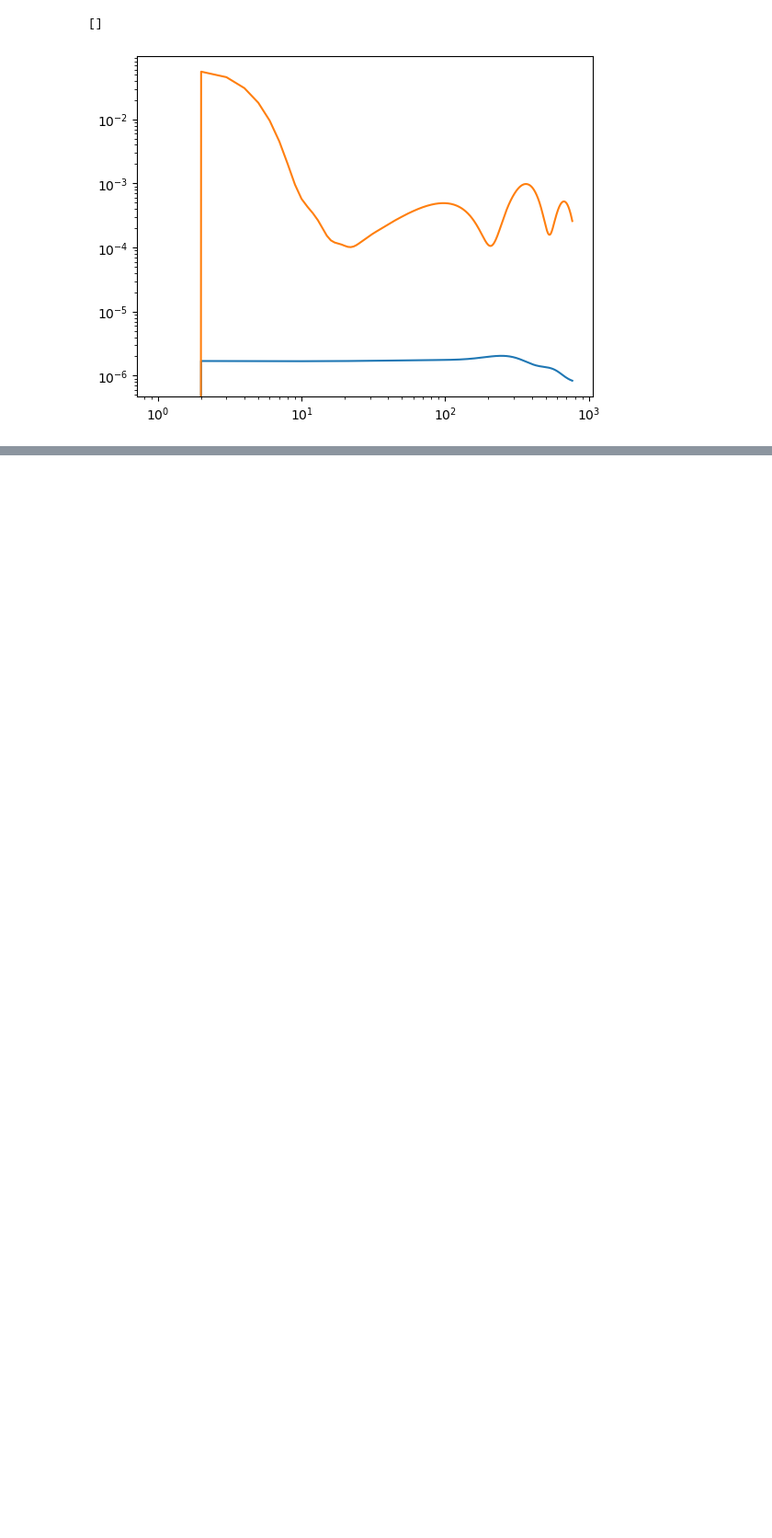
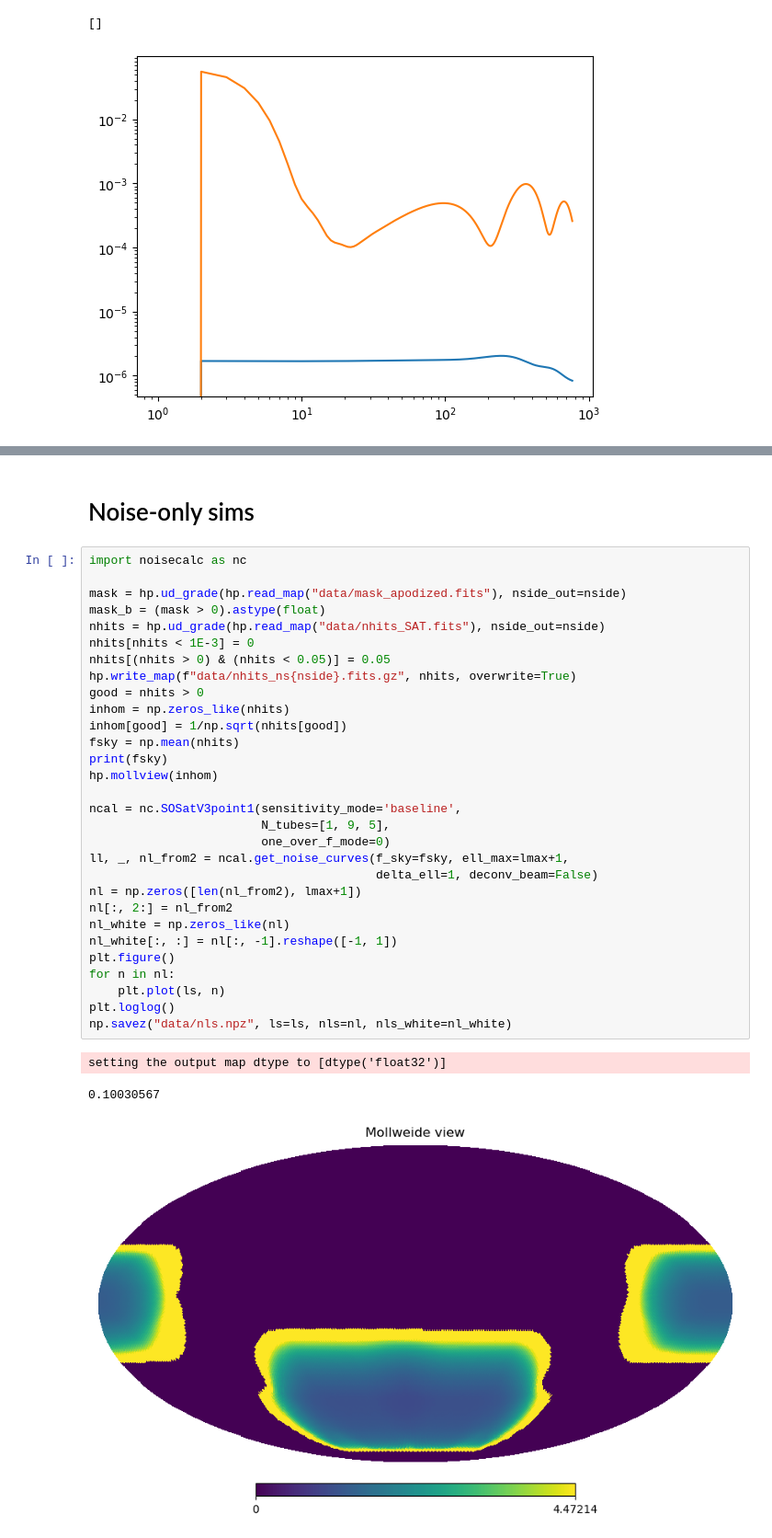
Before and after one commit to simonsobs/Curlicast, a Jupyter notebook: covariance_validation/Simulator.ipynb, the cells around one changed output, grey strips where cells are left out. Shown at 92% size. Cells and saved outputs as stored; diff of their text form; blank space fills up the shorter version.

Commit message:
noise covariance validation

```diff
--- a/covariance_validation/Simulator.ipynb
+++ b/covariance_validation/Simulator.ipynb
@@ -112,0 +71,36 @@ plt.loglog()
+# %% [markdown]
+# Noise-only sims
+# %%
+import noisecalc as nc
+
+mask = hp.ud_grade(hp.read_map("data/mask_apodized.fits"), nside_out=nside)
+mask_b = (mask > 0).astype(float)
+nhits = hp.ud_grade(hp.read_map("data/nhits_SAT.fits"), nside_out=nside)
+nhits[nhits < 1E-3] = 0
+nhits[(nhits > 0) & (nhits < 0.05)] = 0.05
+hp.write_map(f"data/nhits_ns{nside}.fits.gz", nhits, overwrite=True)
+good = nhits > 0
+inhom = np.zeros_like(nhits)
+inhom[good] = 1/np.sqrt(nhits[good])
+fsky = np.mean(nhits)
+print(fsky)
+hp.mollview(inhom)
+
+ncal = nc.SOSatV3point1(sensitivity_mode='baseline',
+                        N_tubes=[1, 9, 5],
+                        one_over_f_mode=0)
+ll, _, nl_from2 = ncal.get_noise_curves(f_sky=fsky, ell_max=lmax+1,
+                                        delta_ell=1, deconv_beam=False)
+nl = np.zeros([len(nl_from2), lmax+1])
+nl[:, 2:] = nl_from2
+nl_white = np.zeros_like(nl)
+nl_white[:, :] = nl[:, -1].reshape([-1, 1])
+plt.figure()
+for n in nl:
+    plt.plot(ls, n)
+plt.loglog()
+np.savez("data/nls.npz", ls=ls, nls=nl, nls_white=nl_white)
+# %% [output]
+setting the output map dtype to [dtype('float32')]
+0.10030567
+[figure, added]
```
Also changed, not shown: parts of 10 cells of this notebook, 5 other files.
